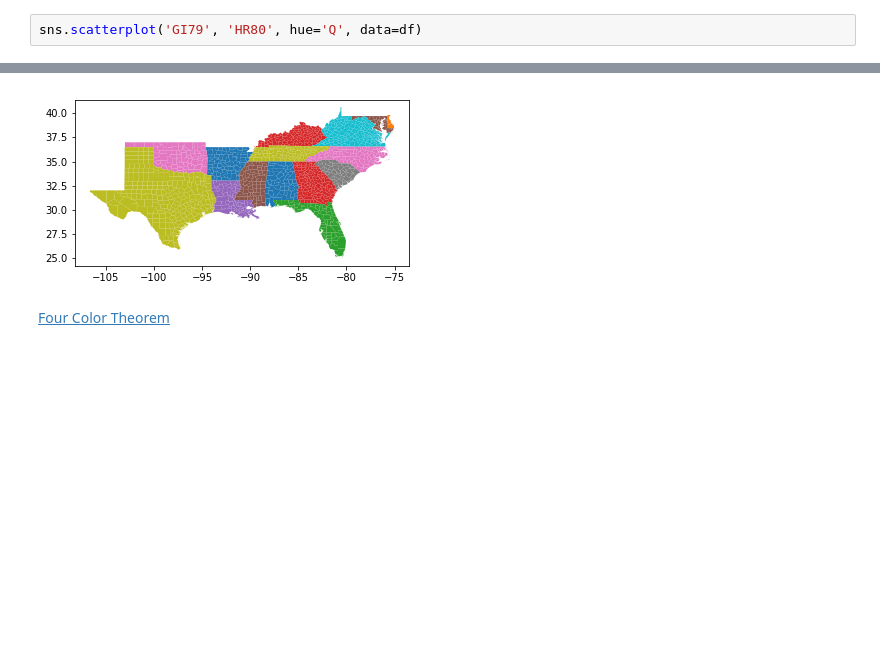
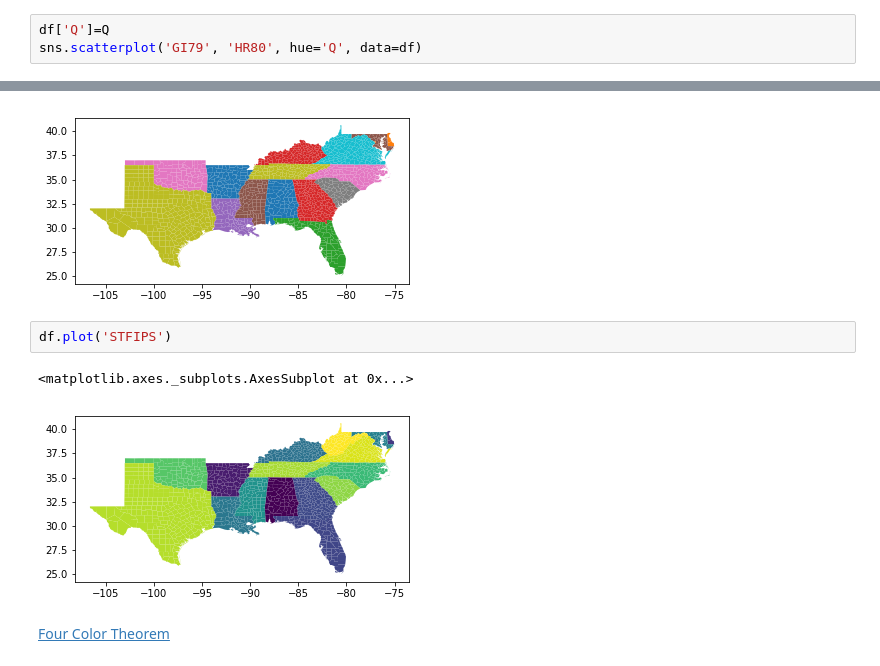
Before and after one commit to sjsrey/pbpl204s19, a Jupyter notebook: exercises/03/mapping.ipynb, the cells around one changed output, grey strips where cells are left out. Saved outputs shown, nothing was run; the diff lists cells and outputs as text; blank space fills up the shorter version.

```diff
--- a/exercises/03/mapping.ipynb
+++ b/exercises/03/mapping.ipynb
@@ -284,6 +305,7 @@ Q
 1411    3
 Length: 1412, dtype: int64
 # %%
+df['Q']=Q
 sns.scatterplot('GI79', 'HR80', hue='Q', data=df)
 # %% [output]
 <matplotlib.axes._subplots.AxesSubplot at 0x...>
@@ -334,5 +356,10 @@ df.plot('STFIPS', categorical=True)
 # %% [output]
 <matplotlib.axes._subplots.AxesSubplot at 0x...>
 [figure]
+# %%
+df.plot('STFIPS')
+# %% [output]
+<matplotlib.axes._subplots.AxesSubplot at 0x...>
+[figure, added]
 # %% [markdown]
 [Four Color Theorem](https://en.wikipedia.org/wiki/Four_color_theorem)
```
Also changed, not shown: parts of 4 cells of this notebook, 1 other file.
